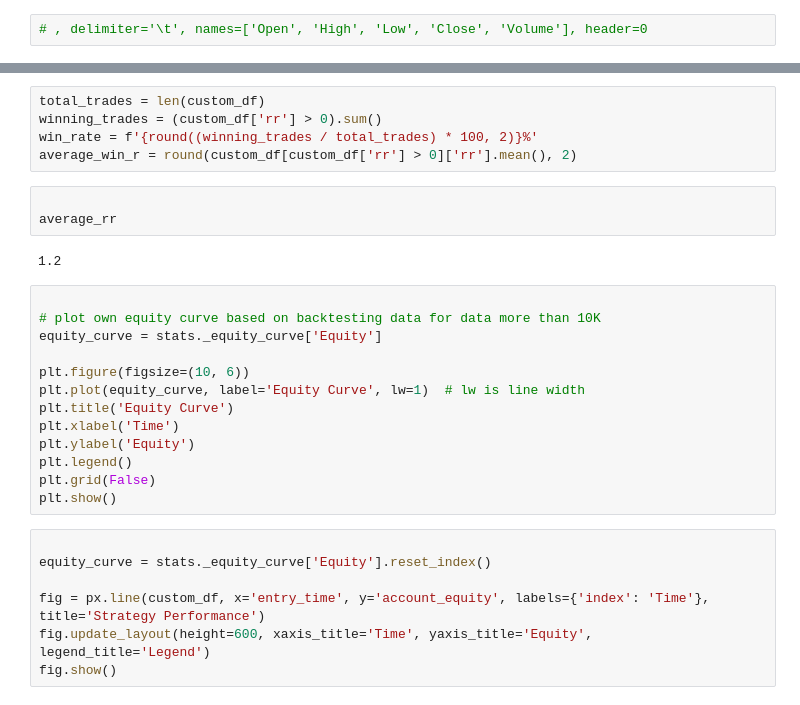
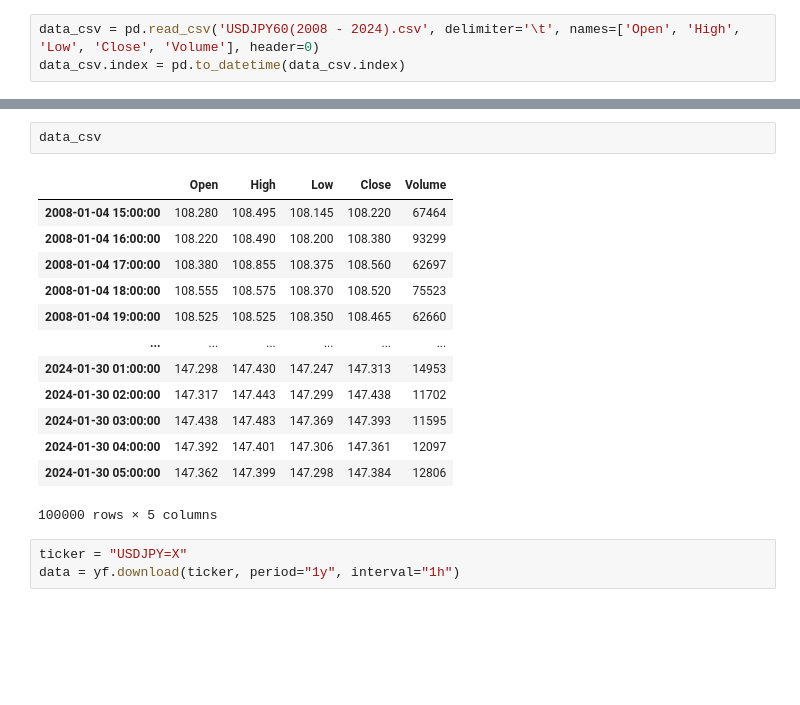
Before and after one commit to jsacap/trading_sandbox, a Jupyter notebook: sandbox.ipynb, the cells around one changed output, grey strips where cells are left out. Drawn from its saved outputs; the diff is of its cells as text; blank space fills up the shorter version.

```diff
--- a/sandbox.ipynb
+++ b/sandbox.ipynb
@@ -18,2 +9,3 @@ data = yf.download(ticker, period="1y", interval="1h")
 # %%
-# , delimiter='\t', names=['Open', 'High', 'Low', 'Close', 'Volume'], header=0
+data_csv = pd.read_csv('USDJPY60(2008 - 2024).csv', delimiter='\t', names=['Open', 'High', 'Low', 'Close', 'Volume'], header=0)
+data_csv.index = pd.to_datetime(data_csv.index)
@@ -228,30 +12,19 @@ custom_df.head()
-# %%
-total_trades = len(custom_df)
-winning_trades = (custom_df['rr'] > 0).sum()
-win_rate = f'{round((winning_trades / total_trades) * 100, 2)}%'
-average_win_r = round(custom_df[custom_df['rr'] > 0]['rr'].mean(), 2)
-# %%
-
-average_rr
-# %% [output]
-1.2
-# %%
-
-# plot own equity curve based on backtesting data for data more than 10K
-equity_curve = stats._equity_curve['Equity']
-
-plt.figure(figsize=(10, 6))
-plt.plot(equity_curve, label='Equity Curve', lw=1)  # lw is line width
-plt.title('Equity Curve')
-plt.xlabel('Time')
-plt.ylabel('Equity')
-plt.legend()
-plt.grid(False)
-plt.show()
-# %%
-
-equity_curve = stats._equity_curve['Equity'].reset_index()
-
-fig = px.line(custom_df, x='entry_time', y='account_equity', labels={'index': 'Time'}, title='Strategy Performance')
-fig.update_layout(height=600, xaxis_title='Time', yaxis_title='Equity', legend_title='Legend')
-fig.show()
+# %%
+data_csv
+# %% [output]
+|  | Open | High | Low | Close | Volume |
+| 2008-01-04 15:00:00 | 108.280 | 108.495 | 108.145 | 108.220 | 67464 |
+| 2008-01-04 16:00:00 | 108.220 | 108.490 | 108.200 | 108.380 | 93299 |
+| 2008-01-04 17:00:00 | 108.380 | 108.855 | 108.375 | 108.560 | 62697 |
+| 2008-01-04 18:00:00 | 108.555 | 108.575 | 108.370 | 108.520 | 75523 |
+| 2008-01-04 19:00:00 | 108.525 | 108.525 | 108.350 | 108.465 | 62660 |
+| ... | ... | ... | ... | ... | ... |
+| 2024-01-30 01:00:00 | 147.298 | 147.430 | 147.247 | 147.313 | 14953 |
+| 2024-01-30 02:00:00 | 147.317 | 147.443 | 147.299 | 147.438 | 11702 |
+| 2024-01-30 03:00:00 | 147.438 | 147.483 | 147.369 | 147.393 | 11595 |
+| 2024-01-30 04:00:00 | 147.392 | 147.401 | 147.306 | 147.361 | 12097 |
+| 2024-01-30 05:00:00 | 147.362 | 147.399 | 147.298 | 147.384 | 12806 |
+100000 rows × 5 columns
+# %%
+ticker = "USDJPY=X"
+data = yf.download(ticker, period="1y", interval="1h")
```
Also changed, not shown: parts of 23 cells of this notebook, 2 other files.
